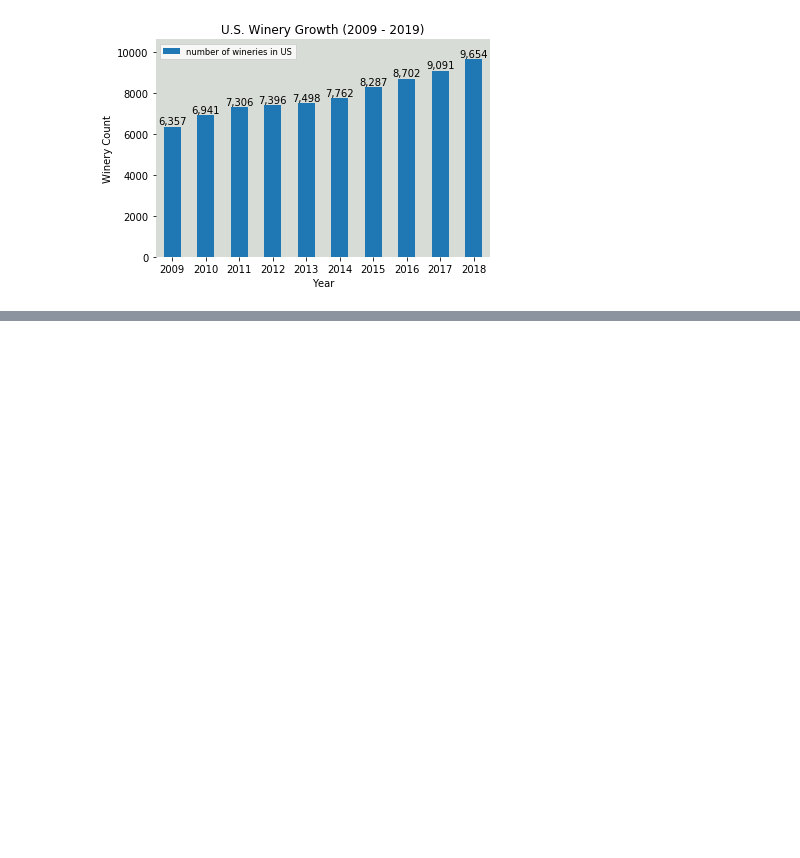
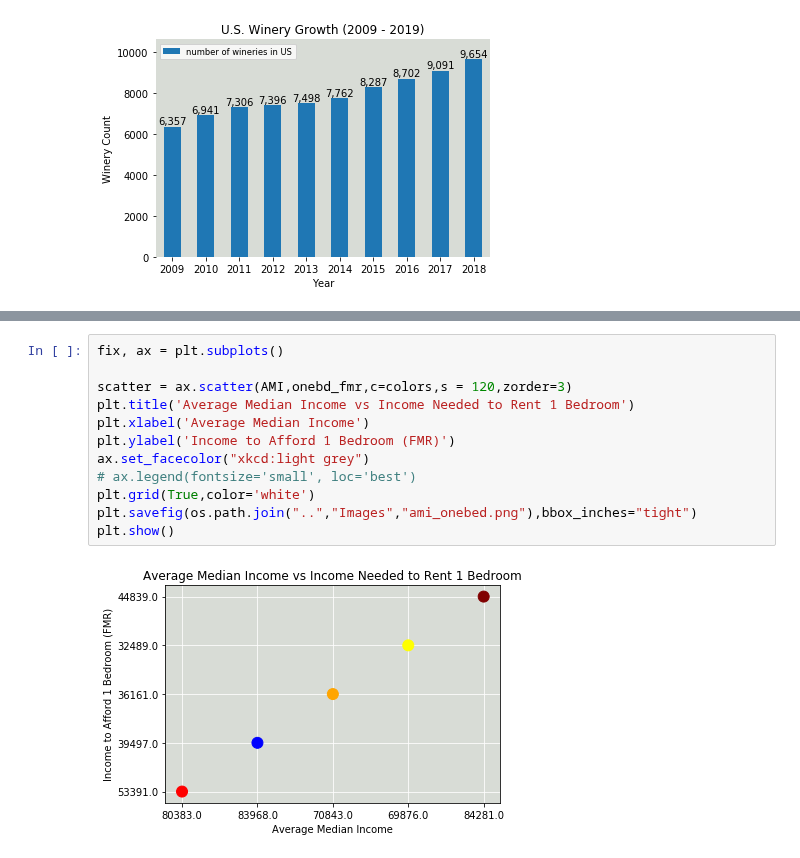
Before and after one commit to epayne323/ProjectOneRepo, a Jupyter notebook: Notebooks/Working/Working_Analysis_Plots_RM.ipynb, the cells around one changed output, grey strips where cells are left out. Cells and saved outputs as stored; diff of their text form; blank space fills up the shorter version.

```diff
--- a/Notebooks/Working_Analysis_Plots_RM.ipynb
+++ b/Notebooks/Working/Working_Analysis_Plots_RM.ipynb
@@ -448,0 +526,14 @@ plt.show()
+# %%
+fix, ax = plt.subplots()
+
+scatter = ax.scatter(AMI,onebd_fmr,c=colors,s = 120,zorder=3)
+plt.title('Average Median Income vs Income Needed to Rent 1 Bedroom')
+plt.xlabel('Average Median Income')
+plt.ylabel('Income to Afford 1 Bedroom (FMR)')
+ax.set_facecolor("xkcd:light grey")
+# ax.legend(fontsize='small', loc='best')
+plt.grid(True,color='white')
+plt.savefig(os.path.join("..","Images","ami_onebed.png"),bbox_inches="tight")
+plt.show()
+# %% [output]
+[figure, added]
```
Also changed, not shown: parts of 9 cells of this notebook, 11 other files.
